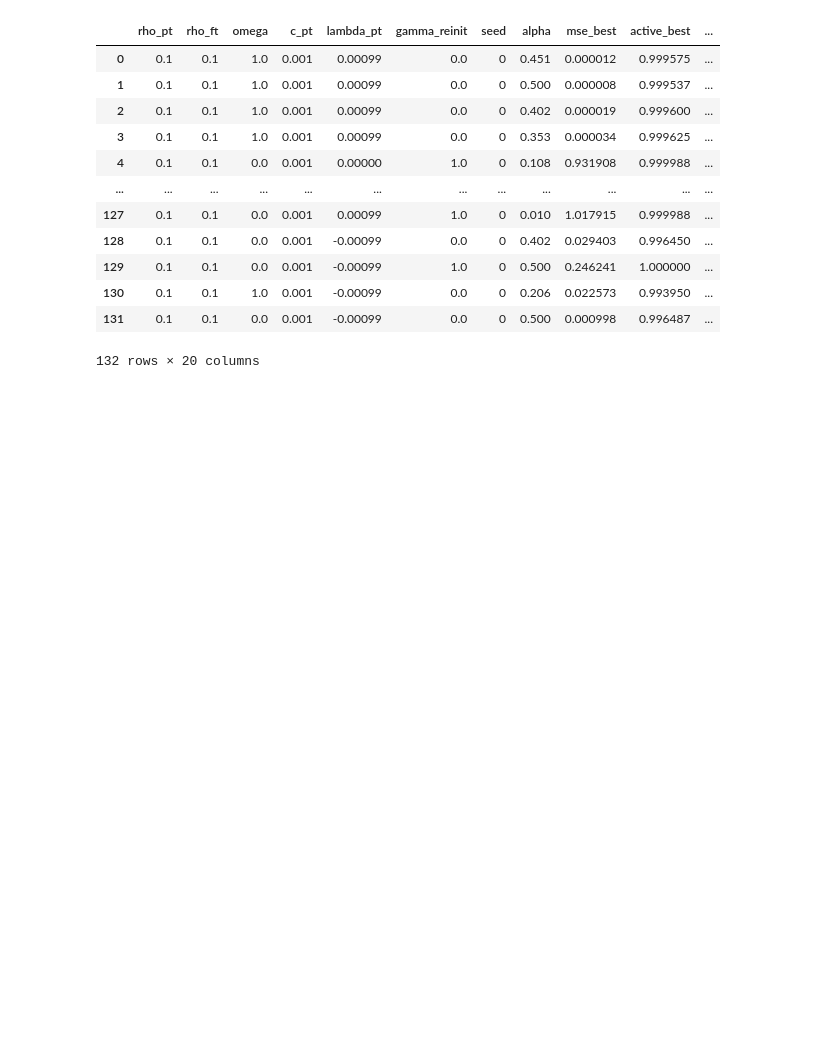
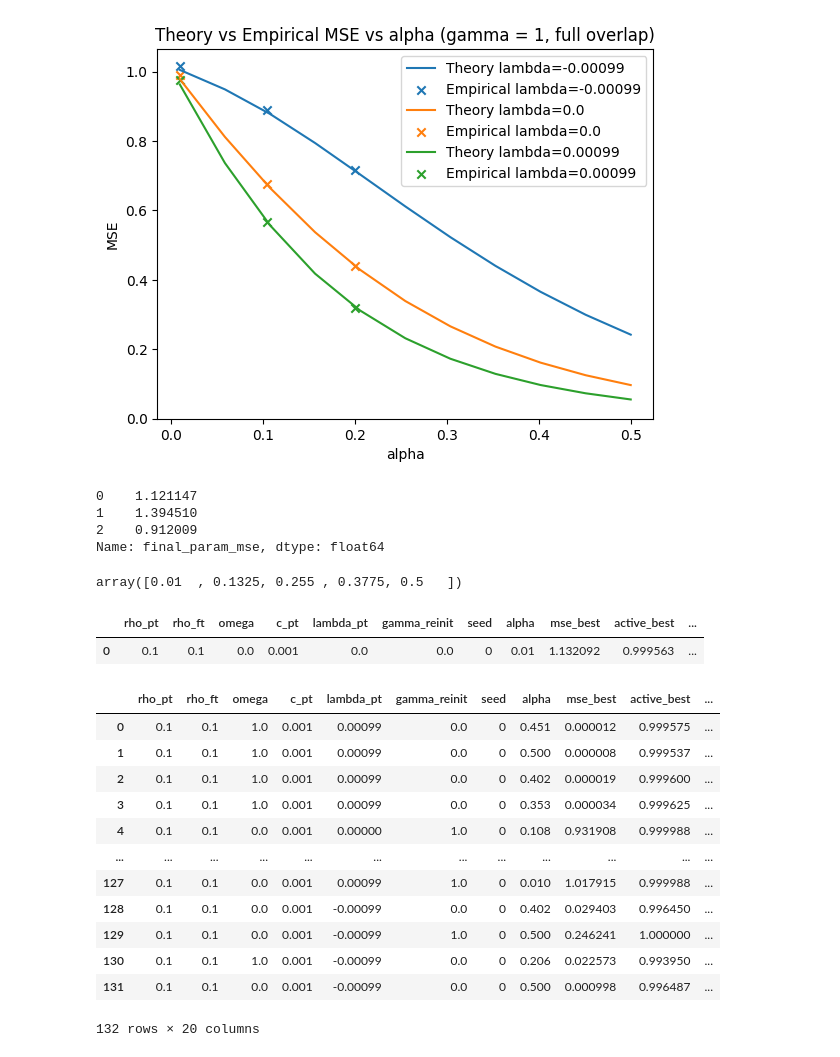
Before and after one commit to Nico31415/toy-unlearning, a Jupyter notebook: experiments/diagonal/replica/replica_ptft.ipynb, the cells around one changed output. Saved outputs shown, nothing was run; the diff lists cells and outputs as text; code cells hidden in the pictures; blank space fills up the shorter version.

```diff
--- a/experiments/diagonal/replica/replica_ptft.ipynb
+++ b/experiments/diagonal/replica/replica_ptft.ipynb
@@ -44,3 +605,57 @@ KeyboardInterrupt:
+# %%
+import matplotlib.pyplot as plt
+
+plt.figure()
+
+# loop over c values
+for lambda_val in sorted(df_replica_ptft_overlap['lambda_pt'].unique()):
+    # subset theory
+    df_th = df_replica_ptft_overlap[df_replica_ptft_overlap['lambda_pt'] == lambda_val]
+    # subset empirical
+    df_emp = df_empirical_ptft_overlap[df_empirical_ptft_overlap['lambda_pt'] == lambda_val]
+
+    # plot theory: line only
+    line, = plt.plot(
+        df_th['alpha'],
+        df_th['mse_best'],
+        linestyle='-',
+        label=f'Theory lambda={lambda_val}'
+    )
+
+    # plot empirical: points only, same color as theory
+    plt.scatter(
+        df_emp['alpha'],
+        df_emp['final_param_mse'],
+        color=line.get_color(),
+        marker='x',
+        label=f'Empirical lambda={lambda_val}'
+    )
+
+plt.xlabel('alpha')
+plt.ylabel('MSE')
+plt.title('Theory vs Empirical MSE vs alpha (gamma = 1, full overlap)')
+plt.ylim(bottom=0.0)
+plt.legend()
+plt.show()
+# %% [output]
+[figure, added]
+# %%
+df_empirical_ptft.final_param_mse
+# %% [output]
+0    1.121147
+1    1.394510
+2    0.912009
+Name: final_param_mse, dtype: float64
+# %%
+alphas = np.linspace(0.01, 0.5, 5)
+alphas
+# %% [output]
+array([0.01  , 0.1325, 0.255 , 0.3775, 0.5   ])
+# %%
+df_replica_ptft
+# %% [output]
+|  | rho_pt | rho_ft | omega | c_pt | lambda_pt | gamma_reinit | seed | alpha | mse_best | active_best | ... |
+| 0 | 0.1 | 0.1 | 0.0 | 0.001 | 0.0 | 0.0 | 0 | 0.01 | 1.132092 | 0.999563 | ... |
 # %%
 replica_ptft_df = pd.read_csv('/home/na658/multi-task2/results/diagonal/replica_ptft/replica_ptft_sweep_master.csv')
 # %%
```
Also changed, not shown: parts of 20 cells of this notebook, 3 other files.
